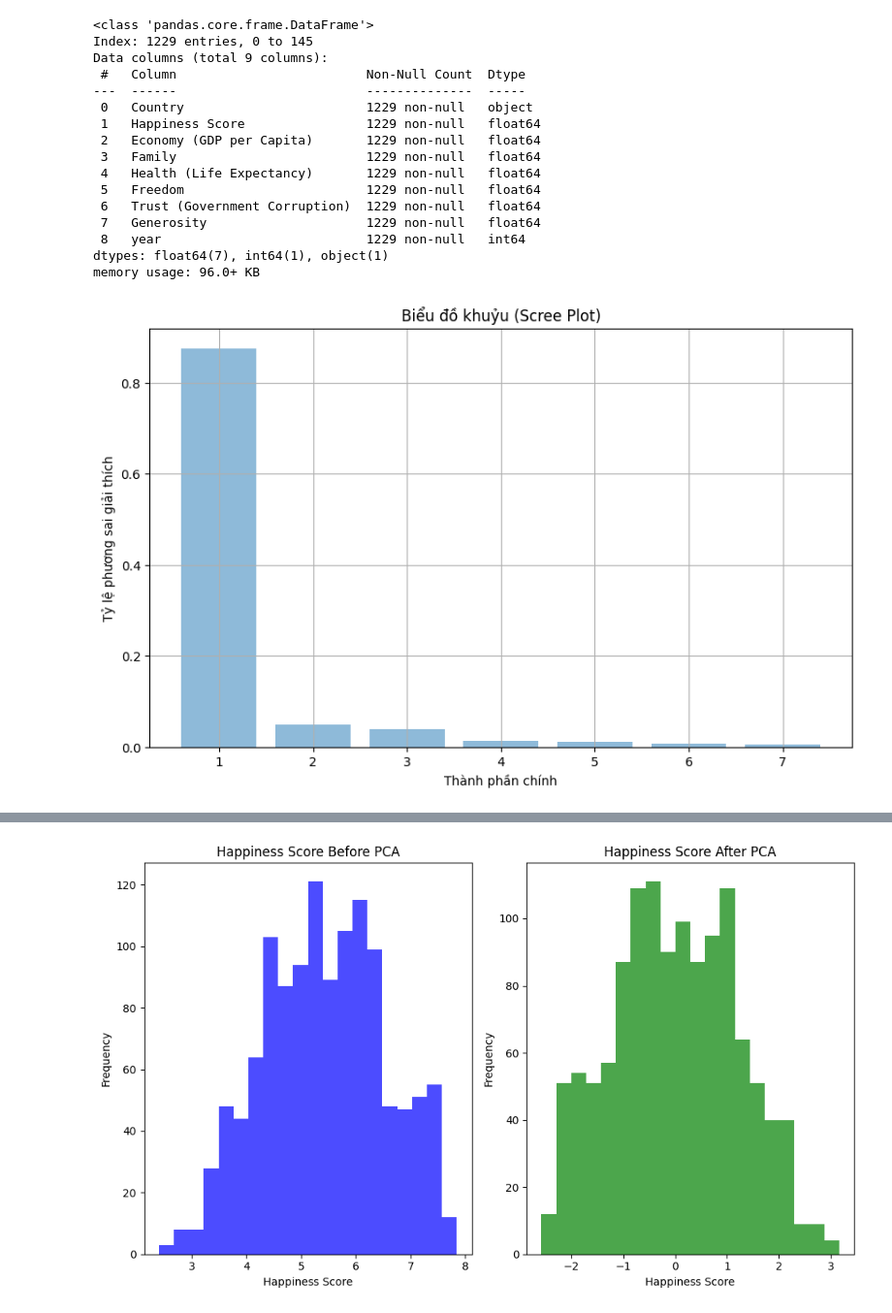
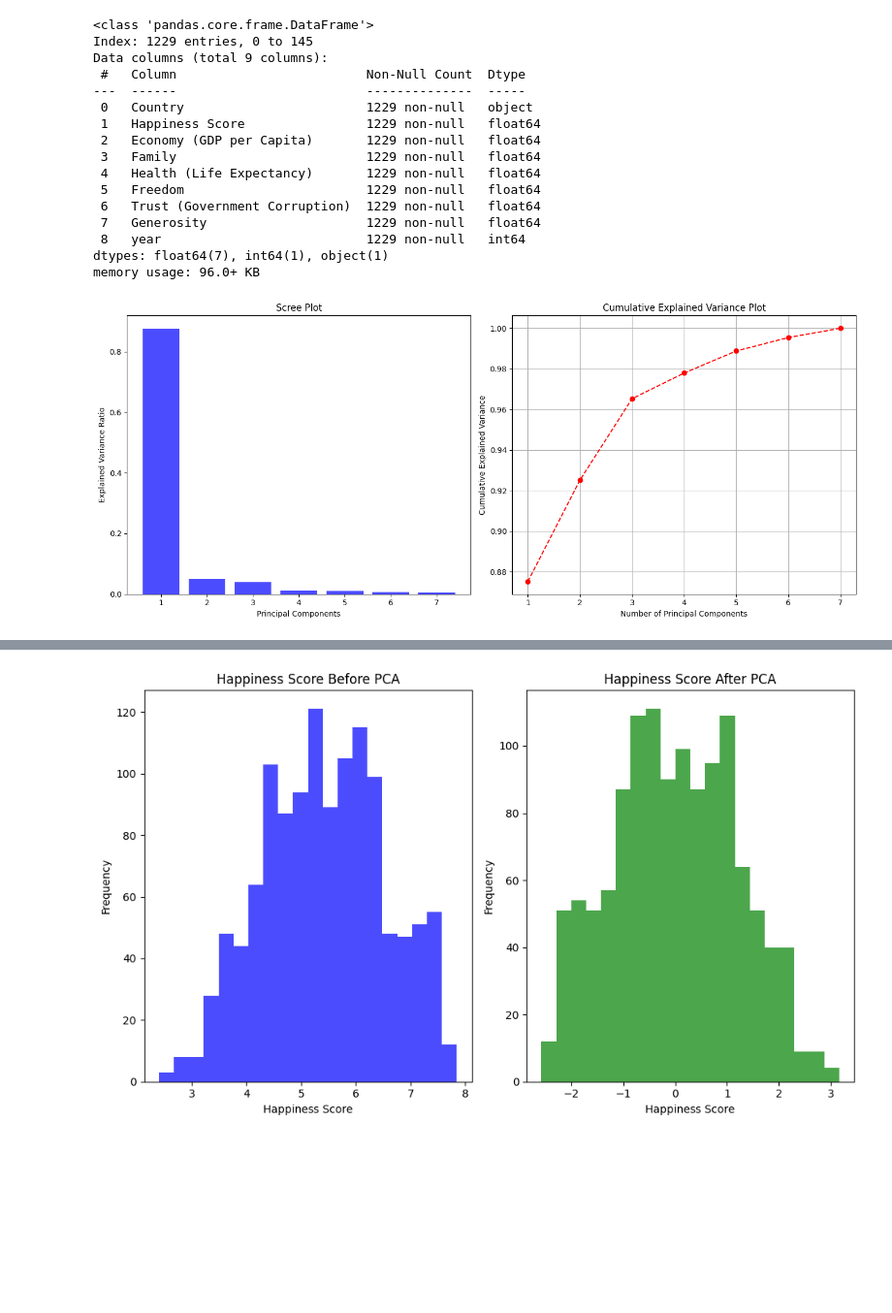
Before and after one commit to NgTrDung/DataMining_For_HappinessReport, a Jupyter notebook: Happiness_Report.ipynb, the cells around one changed output, grey strips where cells are left out. Shown at 97% size. Cells and saved outputs as stored; diff of their text form; code cells hidden in the pictures; blank space fills up the shorter version.

```diff
--- a/Happiness_Report.ipynb
+++ b/Happiness_Report.ipynb
@@ -582,16 +582,31 @@ pca.fit(X)
 
 # Tính tỷ lệ phương sai giải thích bởi từng thành phần chính
 explained_variance_ratio = pca.explained_variance_ratio_
+
+# Tính tỷ lệ phương sai tích lũy
+cumulative_explained_variance = np.cumsum(explained_variance_ratio)
-# %%
-# Vẽ Biểu đồ khuỷu
-plt.figure(figsize=(10, 6))
-plt.bar(range(1, len(explained_variance_ratio) + 1), explained_variance_ratio, alpha=0.5, align='center')
-plt.xlabel('Thành phần chính')
-plt.ylabel('Tỷ lệ phương sai giải thích')
-plt.title('Biểu đồ khuỷu (Scree Plot)')
-plt.grid(True)
-plt.show()
-# %% [output]
-[figure, removed]
+# %%
+# Bước 3: Vẽ biểu đồ
+plt.figure(figsize=(14, 6))
+
+# Biểu đồ Scree Plot
+plt.subplot(1, 2, 1)
+plt.bar(range(1, len(explained_variance_ratio) + 1), explained_variance_ratio, alpha=0.7, color='b')
+plt.xlabel('Principal Components')
+plt.ylabel('Explained Variance Ratio')
+plt.title('Scree Plot')
+
+# Biểu đồ tỷ lệ phương sai tích lũy
+plt.subplot(1, 2, 2)
+plt.plot(range(1, len(cumulative_explained_variance) + 1), cumulative_explained_variance, marker='o', linestyle='--', color='r')
+plt.xlabel('Number of Principal Components')
+plt.ylabel('Cumulative Explained Variance')
+plt.title('Cumulative Explained Variance Plot')
+plt.grid(True)
+
+plt.tight_layout()
+plt.show()
+# %% [output]
+[figure, added]
 # %%
 # Khởi tạo PCA với số thành phần chính mong muốn
```
Also changed, not shown: parts of 14 cells of this notebook.
